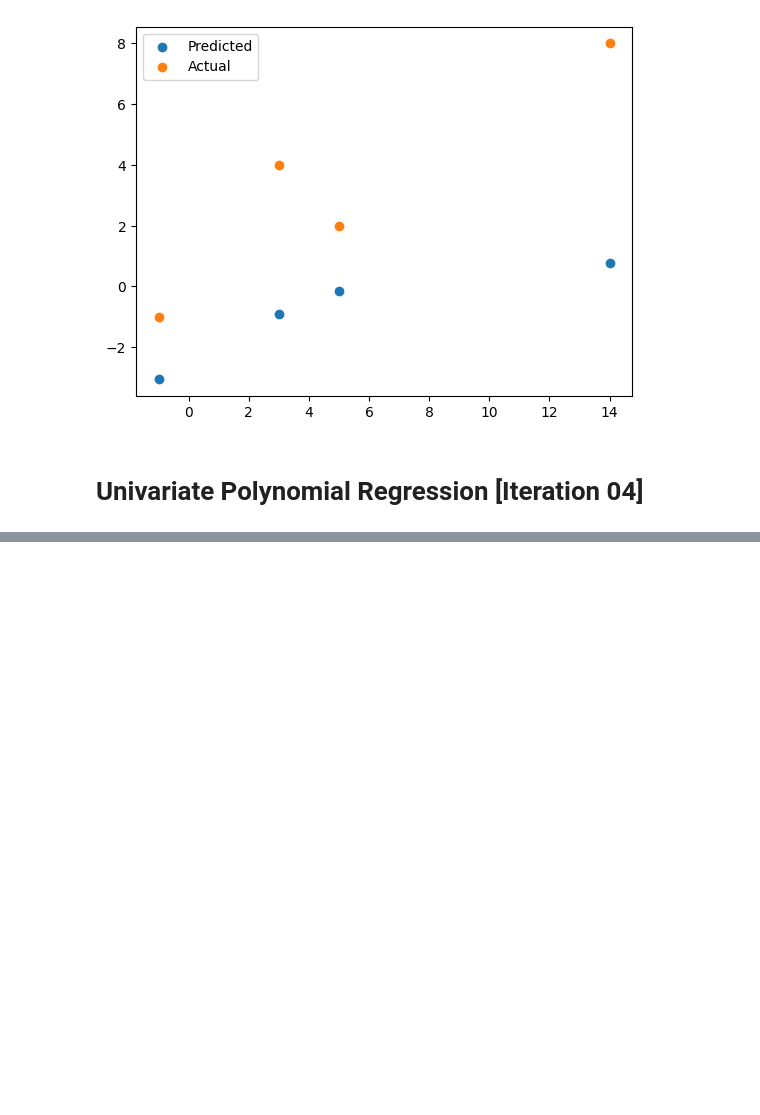
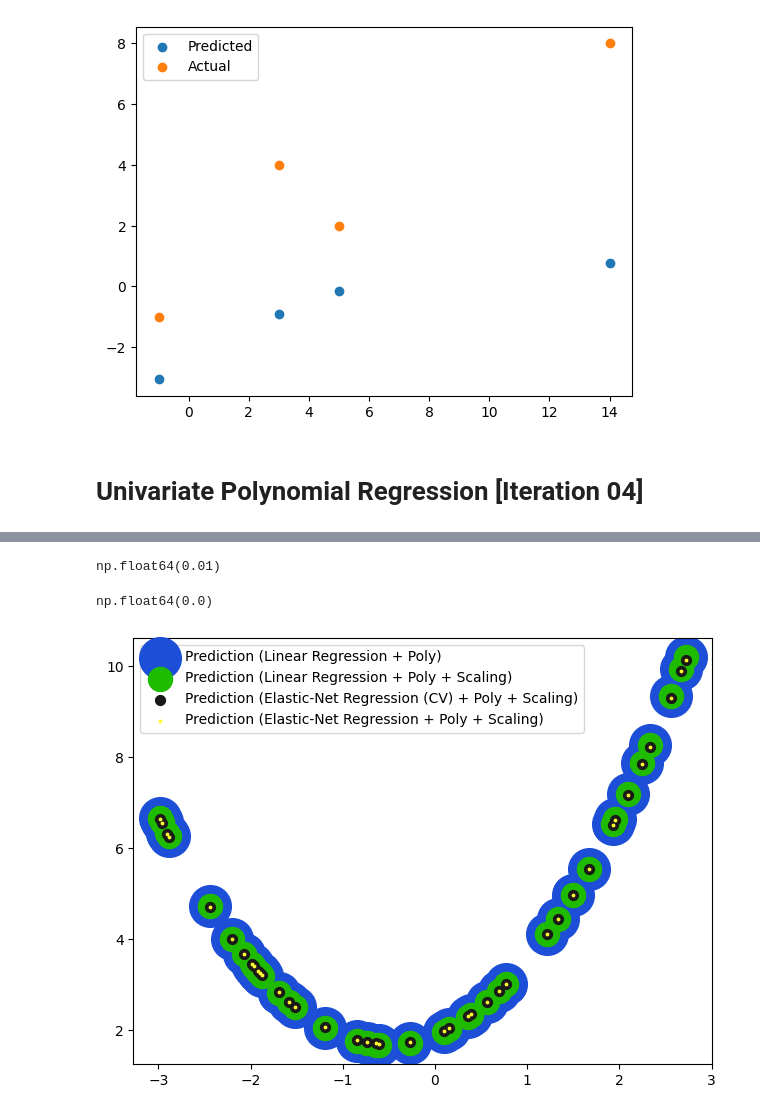
Before and after one commit to FredArgoX/ChaoticTest_DataX, a Jupyter notebook: ChaoticTest_PolyRegres.ipynb, the cells around one changed output, grey strips where cells are left out. Saved outputs shown, nothing was run; the diff lists cells and outputs as text; code cells hidden in the pictures; blank space fills up the shorter version.

```diff
--- a/ChaoticTest_PolyRegres.ipynb
+++ b/ChaoticTest_PolyRegres.ipynb
@@ -337,0 +410,5 @@ plt.legend()
+# %%
+# Feature Scaling
+scaler = StandardScaler()
+X_train_scaled = scaler.fit_transform(X_train_poly)
+X_test_scaled = scaler.transform(X_test_poly)
@@ -337,0 +442,25 @@ plt.legend()
+# %%
+# --------------------------------------------------------------------------
+# MODEL TRAINING AND PREDICTION
+
+# Model creation and  training
+
+model01 = LinearRegression()
+model02 = LinearRegression()
+model03 = LinearRegression()
+model04 = ElasticNetCV(alphas=np.logspace(-6,6,100), l1_ratio=np.linspace(0.0, 1.0, 101), cv=5, random_state=36)
+from sklearn.linear_model import ElasticNet
+model05 = ElasticNet(alpha=1000.0, l1_ratio=0.5)
+
+model01.fit(X_train, y_train)
+model02.fit(X_train_poly, y_train)
+model03.fit(X_train_scaled, y_train)
+model04.fit(X_train_scaled, y_train)
+model05.fit(X_train_scaled, y_train)
+
+# Make predictions on the test set
+y_pred01 = model01.predict(X_test)
+y_pred02 = model02.predict(X_test_poly)
+y_pred03 = model03.predict(X_test_scaled)
+y_pred04 = model04.predict(X_test_scaled)
+y_pred05 = model04.predict(X_test_scaled)
@@ -337,0 +496,22 @@ plt.legend()
+# %%
+model04.alpha_
+# %% [output]
+np.float64(0.01)
+# %%
+model04.l1_ratio_
+# %% [output]
+np.float64(0.0)
+# %%
+#plt.scatter(df['Feature01'], df['Target'], label='All Data', marker='.', color='#191919')
+#plt.scatter(X_train, y_train, label='Training Data', marker='.', color='#1D4ED8')
+#plt.scatter(X_test, y_test, label='Testing Data', marker='.', color='#1fbb00', s=100)
+#plt.scatter(X_test, y_pred01, label="Prediction (Linear Regression)", color="#ff6930", s=3)
+plt.scatter(X_test, y_pred02, label="Prediction (Linear Regression + Poly)", color="#1D4ED8", s=900)
+plt.scatter(X_test, y_pred03, label="Prediction (Linear Regression + Poly + Scaling)", color="#1fbb00", s=300)
+plt.scatter(X_test, y_pred04, label="Prediction (Elastic-Net Regression (CV) + Poly + Scaling)", color="#191919", s=50)
+plt.scatter(X_test, y_pred05, label="Prediction (Elastic-Net Regression + Poly + Scaling)", color="#fff930", s=3)
+plt.legend()
+plt.tight_layout()
+plt.show()
+# %% [output]
+[figure, added]
```
Also changed, not shown: parts of 9 cells of this notebook.
